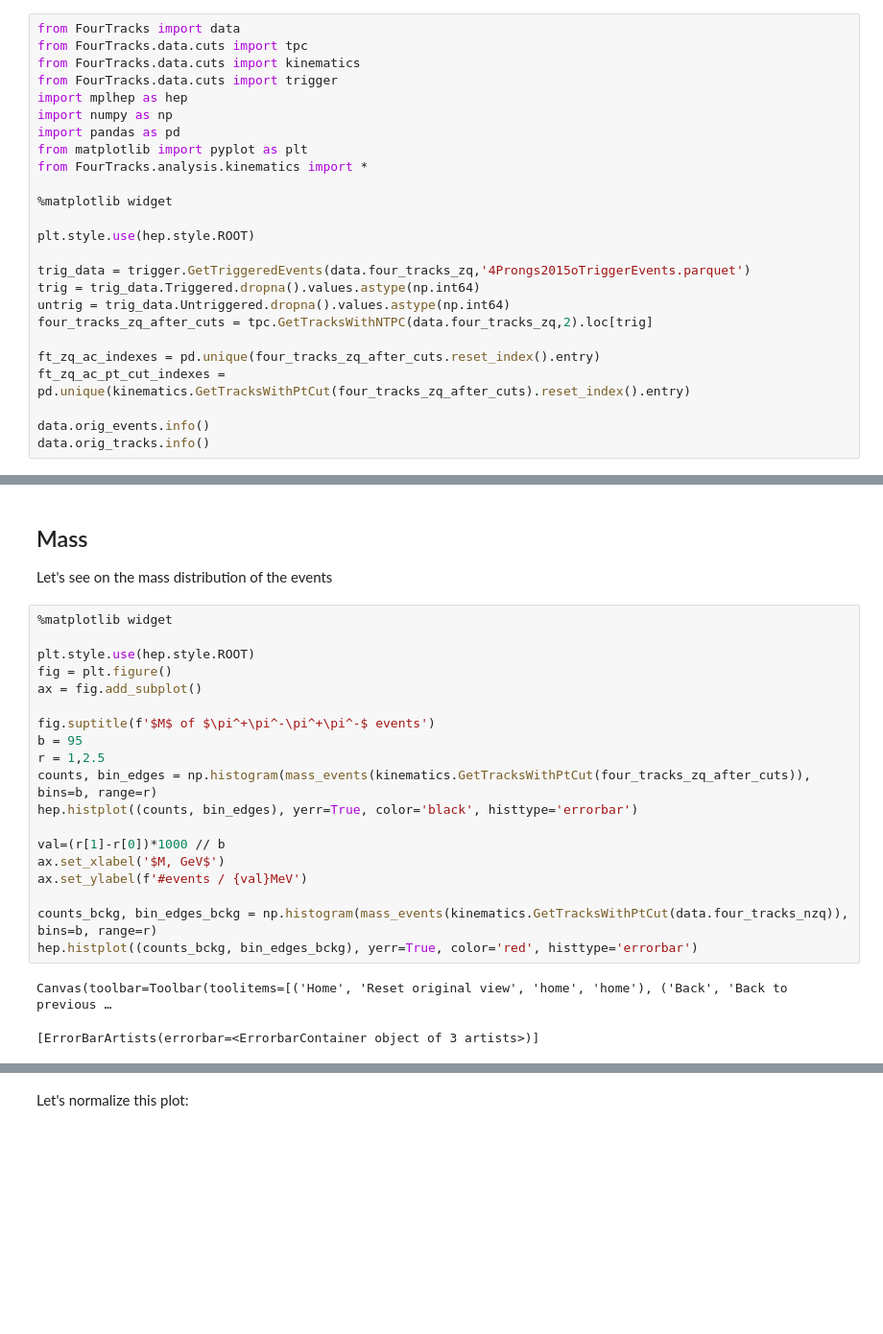
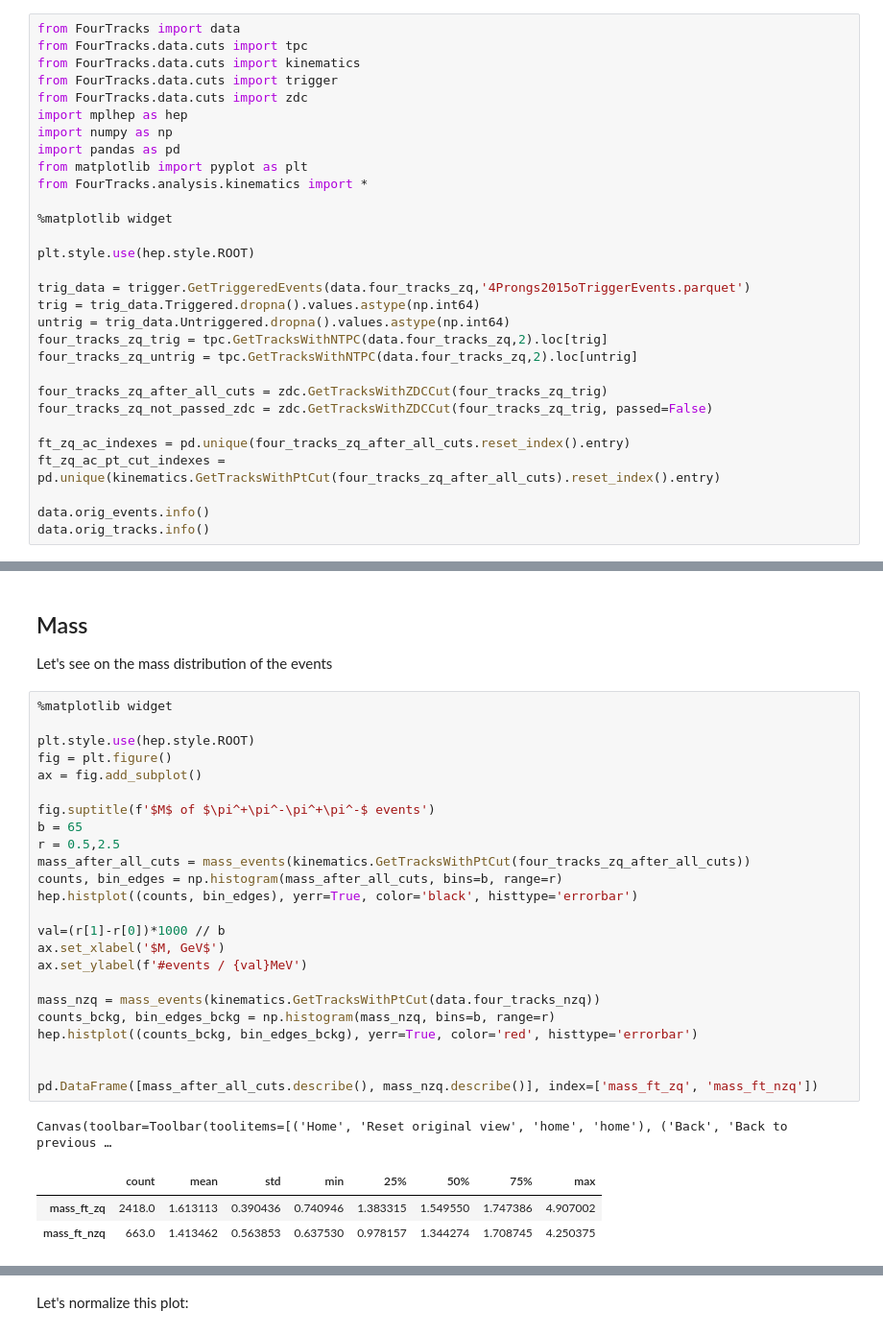
Before and after one commit to bdrum/cern-physics, a Jupyter notebook: notebooks/4TracksAnalysis.ipynb, the cells around one changed output, grey strips where cells are left out. Shown at 96% size. Saved outputs shown, nothing was run; the diff lists cells and outputs as text; blank space fills up the shorter version.

```diff
--- a/notebooks/4TracksAnalysis.ipynb
+++ b/notebooks/4TracksAnalysis.ipynb
@@ -21,6 +21,7 @@ from FourTracks import data
 from FourTracks.data.cuts import tpc
 from FourTracks.data.cuts import kinematics
 from FourTracks.data.cuts import trigger
+from FourTracks.data.cuts import zdc
 import mplhep as hep
 import numpy as np
 import pandas as pd
@@ -34,10 +35,14 @@ plt.style.use(hep.style.ROOT)
 trig_data = trigger.GetTriggeredEvents(data.four_tracks_zq,'4Prongs2015oTriggerEvents.parquet')
 trig = trig_data.Triggered.dropna().values.astype(np.int64)
 untrig = trig_data.Untriggered.dropna().values.astype(np.int64)
-four_tracks_zq_after_cuts = tpc.GetTracksWithNTPC(data.four_tracks_zq,2).loc[trig]
+four_tracks_zq_trig = tpc.GetTracksWithNTPC(data.four_tracks_zq,2).loc[trig]
+four_tracks_zq_untrig = tpc.GetTracksWithNTPC(data.four_tracks_zq,2).loc[untrig]
 
-ft_zq_ac_indexes = pd.unique(four_tracks_zq_after_cuts.reset_index().entry)
-ft_zq_ac_pt_cut_indexes = pd.unique(kinematics.GetTracksWithPtCut(four_tracks_zq_after_cuts).reset_index().entry)
+four_tracks_zq_after_all_cuts = zdc.GetTracksWithZDCCut(four_tracks_zq_trig)
+four_tracks_zq_not_passed_zdc = zdc.GetTracksWithZDCCut(four_tracks_zq_trig, passed=False)
+
+ft_zq_ac_indexes = pd.unique(four_tracks_zq_after_all_cuts.reset_index().entry)
+ft_zq_ac_pt_cut_indexes = pd.unique(kinematics.GetTracksWithPtCut(four_tracks_zq_after_all_cuts).reset_index().entry)
 
 data.orig_events.info()
 data.orig_tracks.info()
@@ -293,25 +314,32 @@ Let's see on the mass distribution of the events
 # %%
 %matplotlib widget
 
 plt.style.use(hep.style.ROOT)
 fig = plt.figure()
 ax = fig.add_subplot()
 
 fig.suptitle(f'$M$ of $\pi^+\pi^-\pi^+\pi^-$ events')
-b = 95
-r = 1,2.5
-counts, bin_edges = np.histogram(mass_events(kinematics.GetTracksWithPtCut(four_tracks_zq_after_cuts)), bins=b, range=r)
+b = 65
+r = 0.5,2.5
+mass_after_all_cuts = mass_events(kinematics.GetTracksWithPtCut(four_tracks_zq_after_all_cuts))
+counts, bin_edges = np.histogram(mass_after_all_cuts, bins=b, range=r)
 hep.histplot((counts, bin_edges), yerr=True, color='black', histtype='errorbar')
 
 val=(r[1]-r[0])*1000 // b
 ax.set_xlabel('$M, GeV$')
 ax.set_ylabel(f'#events / {val}MeV')
 
-counts_bckg, bin_edges_bckg = np.histogram(mass_events(kinematics.GetTracksWithPtCut(data.four_tracks_nzq)), bins=b, range=r)
+mass_nzq = mass_events(kinematics.GetTracksWithPtCut(data.four_tracks_nzq))
+counts_bckg, bin_edges_bckg = np.histogram(mass_nzq, bins=b, range=r)
 hep.histplot((counts_bckg, bin_edges_bckg), yerr=True, color='red', histtype='errorbar')
+
+
+pd.DataFrame([mass_after_all_cuts.describe(), mass_nzq.describe()], index=['mass_ft_zq', 'mass_ft_nzq'])
 # %% [output]
 Canvas(toolbar=Toolbar(toolitems=[('Home', 'Reset original view', 'home', 'home'), ('Back', 'Back to previous …
-[ErrorBarArtists(errorbar=<ErrorbarContainer object of 3 artists>)]
+|  | count | mean | std | min | 25% | 50% | 75% | max |
+| mass_ft_zq | 2418.0 | 1.613113 | 0.390436 | 0.740946 | 1.383315 | 1.549550 | 1.747386 | 4.907002 |
+| mass_ft_nzq | 663.0 | 1.413462 | 0.563853 | 0.637530 | 0.978157 | 1.344274 | 1.708745 | 4.250375 |
 # %%
 import matplotlib.pyplot as plt
 from numpy import exp, loadtxt, pi, sqrt, random, histogram
```
Also changed, not shown: parts of 27 cells of this notebook, 3 other files.
